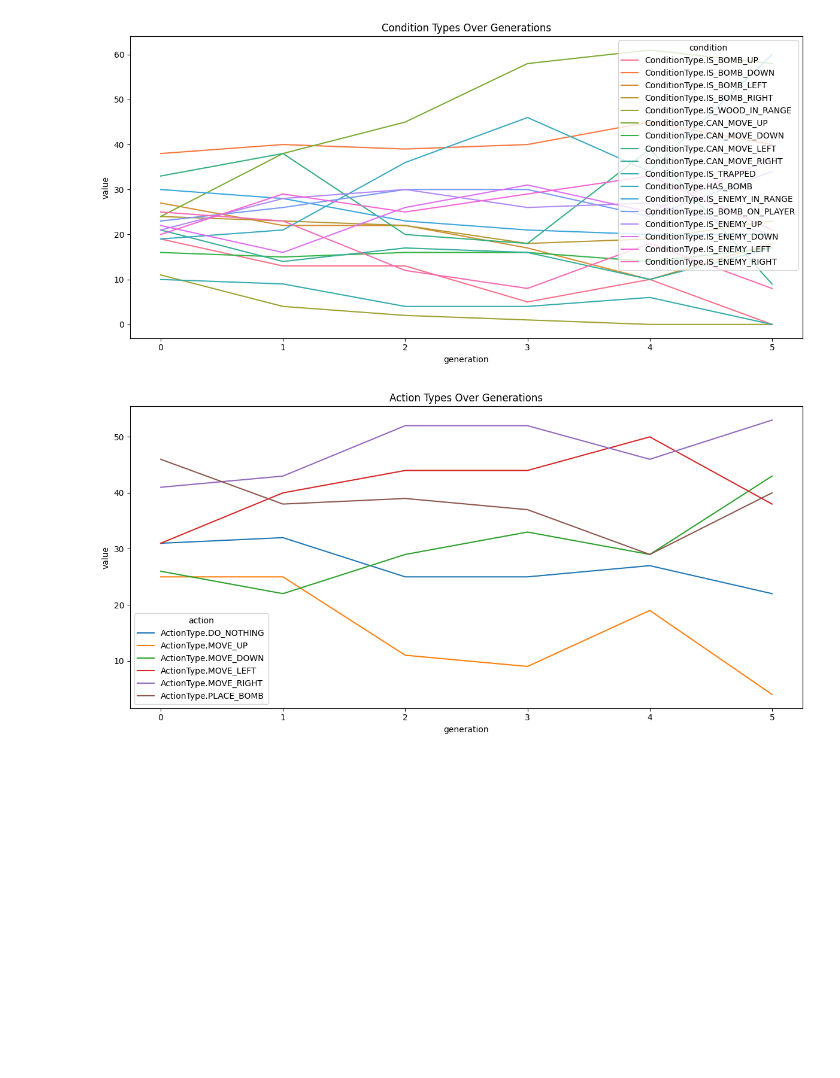
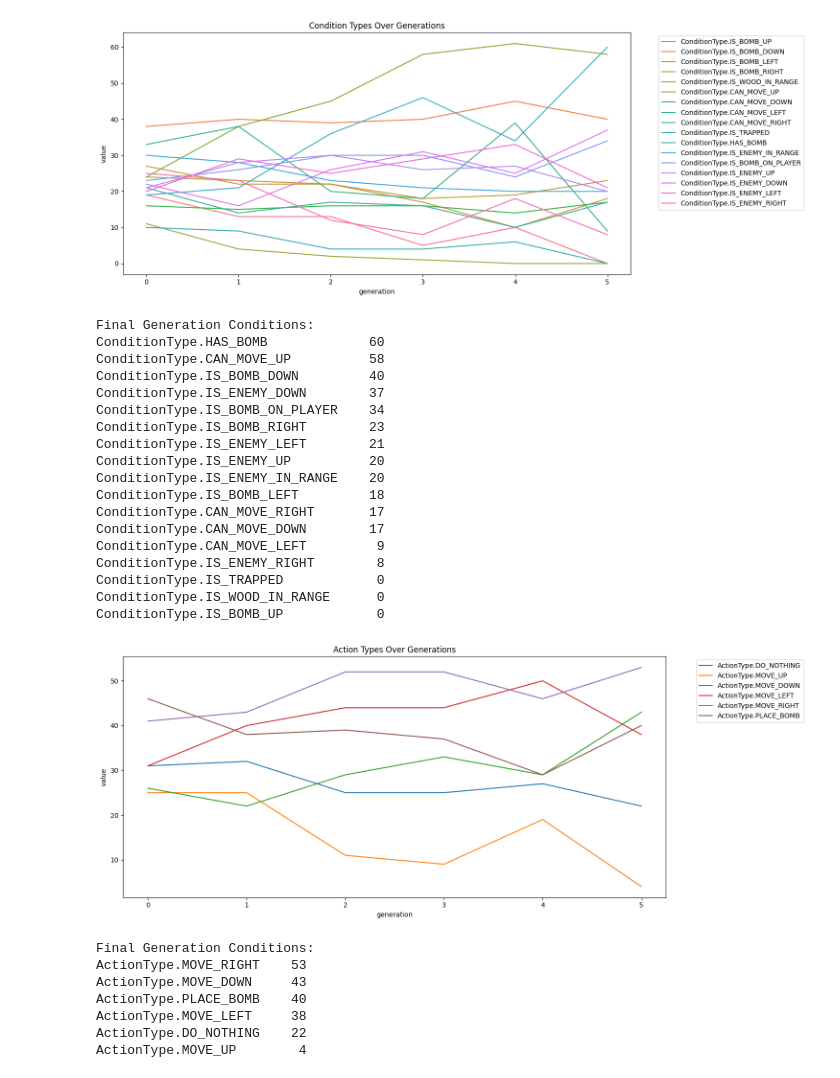
Before and after one commit to TimWijma/genetic-bomberman, a Jupyter notebook: genetic/visualize.ipynb, the cells around one changed output. Saved outputs shown, nothing was run; the diff lists cells and outputs as text; code cells hidden in the pictures; blank space fills up the shorter version.

Commit message:
Improve visualization logging

```diff
--- a/genetic/visualize.ipynb
+++ b/genetic/visualize.ipynb
@@ -11,18 +12,55 @@ df_conditions_melted = df_conditions.melt(id_vars='generation', var_name='condit
 df_actions = pd.read_csv(f'./results/{RUN_ID}/actions.csv')
 df_actions_melted = df_actions.melt(id_vars='generation', var_name='action', value_name='value')
 # %%
-plt.figure(figsize=(12, 6))
+plt.figure(figsize=(15, 6))
 sns.lineplot(data=df_conditions_melted, x='generation', y='value', hue='condition')
 plt.title("Condition Types Over Generations")
+plt.legend(bbox_to_anchor=(1.05, 1), loc='upper left')
 plt.tight_layout()
 plt.show()
+
+final_generation = df_conditions['generation'].max()
+final_generation_conditions = df_conditions[df_conditions['generation'] == final_generation].iloc[0].drop('generation')
+print("Final Generation Conditions:")
+print(final_generation_conditions.sort_values(ascending=False).to_string())
 # %% [output]
-[figure, old version]
+[figure, new version]
+Final Generation Conditions:
+ConditionType.HAS_BOMB             60
+ConditionType.CAN_MOVE_UP          58
+ConditionType.IS_BOMB_DOWN         40
+ConditionType.IS_ENEMY_DOWN        37
+ConditionType.IS_BOMB_ON_PLAYER    34
+ConditionType.IS_BOMB_RIGHT        23
+ConditionType.IS_ENEMY_LEFT        21
+ConditionType.IS_ENEMY_UP          20
+ConditionType.IS_ENEMY_IN_RANGE    20
+ConditionType.IS_BOMB_LEFT         18
+ConditionType.CAN_MOVE_RIGHT       17
+ConditionType.CAN_MOVE_DOWN        17
+ConditionType.CAN_MOVE_LEFT         9
+ConditionType.IS_ENEMY_RIGHT        8
+ConditionType.IS_TRAPPED            0
+ConditionType.IS_WOOD_IN_RANGE      0
+ConditionType.IS_BOMB_UP            0
 # %%
-plt.figure(figsize=(12, 6))
+plt.figure(figsize=(15, 6))
 sns.lineplot(data=df_actions_melted, x='generation', y='value', hue='action')
 plt.title("Action Types Over Generations")
+plt.legend(bbox_to_anchor=(1.05, 1), loc='upper left')
 plt.tight_layout()
 plt.show()
+
+final_generation = df_actions['generation'].max()
+final_generation_conditions = df_actions[df_actions['generation'] == final_generation].iloc[0].drop('generation')
+print("Final Generation Conditions:")
+print(final_generation_conditions.sort_values(ascending=False).to_string())
 # %% [output]
-[figure, old version]
+[figure, new version]
+Final Generation Conditions:
+ActionType.MOVE_RIGHT    53
+ActionType.MOVE_DOWN     43
+ActionType.PLACE_BOMB    40
+ActionType.MOVE_LEFT     38
+ActionType.DO_NOTHING    22
+ActionType.MOVE_UP        4
```
Also changed, not shown: parts of 1 cell of this notebook.
